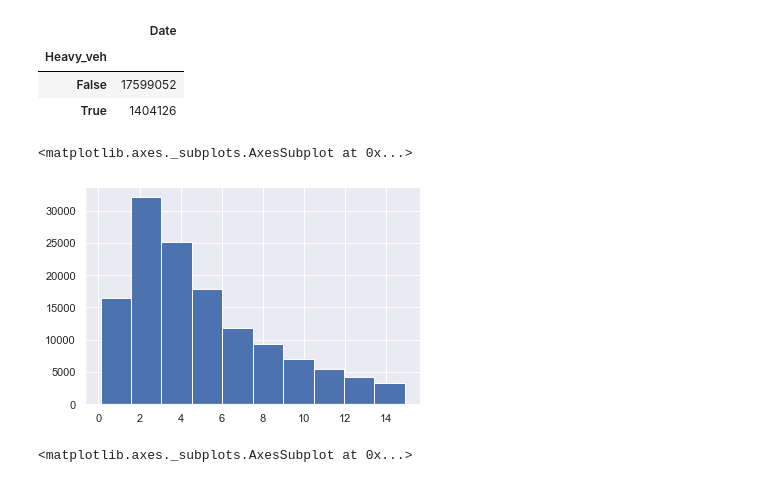
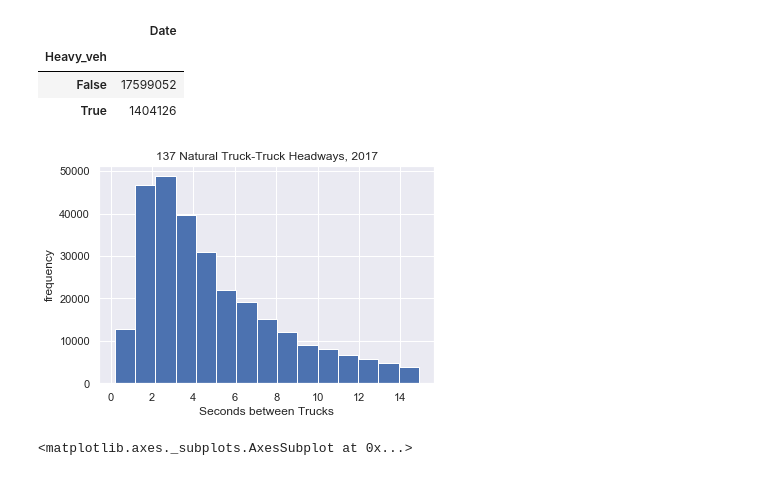
Before and after one commit to isdabelle/DigitalTwinBridges, a Jupyter notebook: PlatoonFinding.ipynb, the cells around one changed output. Drawn from its saved outputs; the diff is of its cells as text; code cells hidden in the pictures.

```diff
--- a/PlatoonFinding.ipynb
+++ b/PlatoonFinding.ipynb
@@ -322,11 +324,17 @@ df.groupby('Heavy_veh').agg({'Date': 'count'})
 | Heavy_veh |  |
 | False | 17599052 |
 | True | 1404126 |
+# %%
+df = df[df.Lane.isin([1, 5])]
 # %%
-df[(df['Headway'] < 15) & df['Heavy_veh'].shift(-1) & df['Heavy_veh']].Headway.hist(bins=10)
+fig, ax = plt.subplots()
+
+df[(df['Headway'] < 15) & df['Heavy_veh'].shift(-1) & df['Heavy_veh']].Headway.plot.hist(bins=15,title= "{} Natural Truck-Truck Headways, {}".format('137', 2017), ax=ax)
+ax.set_xlabel('Seconds between Trucks')
+ax.set_ylabel('frequency')
+plt.show()
 # %% [output]
-<matplotlib.axes._subplots.AxesSubplot at 0x...>
-[figure, old version]
+[figure, new version]
 # %%
 df.head(10)
 # %%
```
Also changed, not shown: parts of 1 cell of this notebook, 5 other files.
